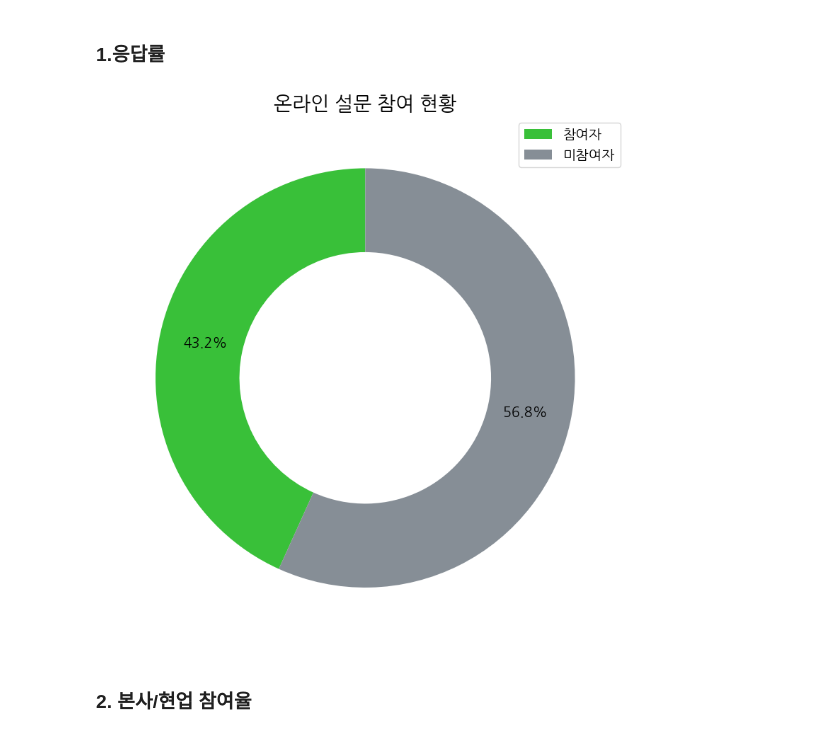
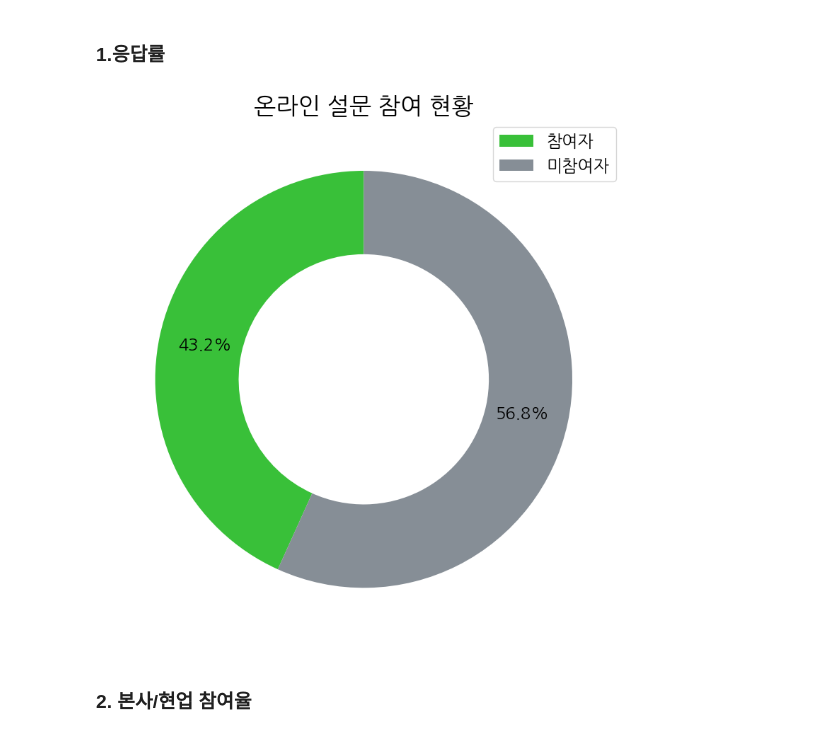
Before and after one commit to pervin0527/EDA-Tools, a Jupyter notebook: notebooks/test.ipynb, the cells around one changed output. Drawn from its saved outputs; the diff is of its cells as text; code cells hidden in the pictures.

```diff
--- a/notebooks/test.ipynb
+++ b/notebooks/test.ipynb
@@ -6,6 +6,8 @@ import matplotlib.pyplot as plt
 import matplotlib.font_manager as fm
 # %%
 save_path = "./plots"
+title_size = 24
+text_size = 17
 # %%
 # 한글 폰트 설정
 font_path = "/usr/share/fonts/truetype/nanum/NanumGothic.ttf"  # 시스템에서 설치된 폰트 경로 확인
@@ -33,9 +35,8 @@ colors = ["#39C039", "#868e96"]
 # %%
 plt.figure(figsize=(8, 8))
 
-text_and_label_size = 14
 new_font_prop = font_prop.copy()
-new_font_prop.set_size(text_and_label_size)
+new_font_prop.set_size(text_size)
 
 wedges, texts, autotexts = plt.pie(
     sizes,
@@ -44,36 +45,36 @@ wedges, texts, autotexts = plt.pie(
     autopct="%.1f%%",
     startangle=90,
     wedgeprops={"width": 0.4},
     textprops={"fontproperties": new_font_prop}  # 폰트 크기 적용 완료
 )
 
 # 퍼센트 텍스트 위치를 바깥쪽으로 조정
 for autotext in autotexts:
     x, y = autotext.get_position()
     # autotext.set_color("white")
     autotext.set_fontweight("bold")
     autotext.set_position((x * 1.3, y * 1.3))  # 바깥쪽으로 이동
 
 # 범례 폰트 크기 설정
 legend_font_prop = font_prop.copy()
-legend_font_prop.set_size(text_and_label_size)
+legend_font_prop.set_size(text_size)
 
 # 범례 추가
 plt.legend(wedges, ['참여자', '미참여자'], prop=legend_font_prop, loc="upper right")
 
 # 제목 폰트 크기 설정
 title_font_prop = font_prop.copy()
-title_font_prop.set_size(20)
+title_font_prop.set_size(title_size)
 
 # 그래프 제목 설정
 plt.title("온라인 설문 참여 현황", fontproperties=title_font_prop, fontweight="bold")
 
 # 그래프 저장 및 출력
 plt.tight_layout()
 plt.savefig(f"{save_path}/00-온라인 설문 참여 현황.png", dpi=300, bbox_inches="tight")
 plt.show()
 # %% [output]
-[figure, old version]
+[figure, new version]
 # %% [markdown]
 ### 2. 본사/현업 참여율
 # %%
```
Also changed, not shown: parts of 12 cells of this notebook, 10 other files.
